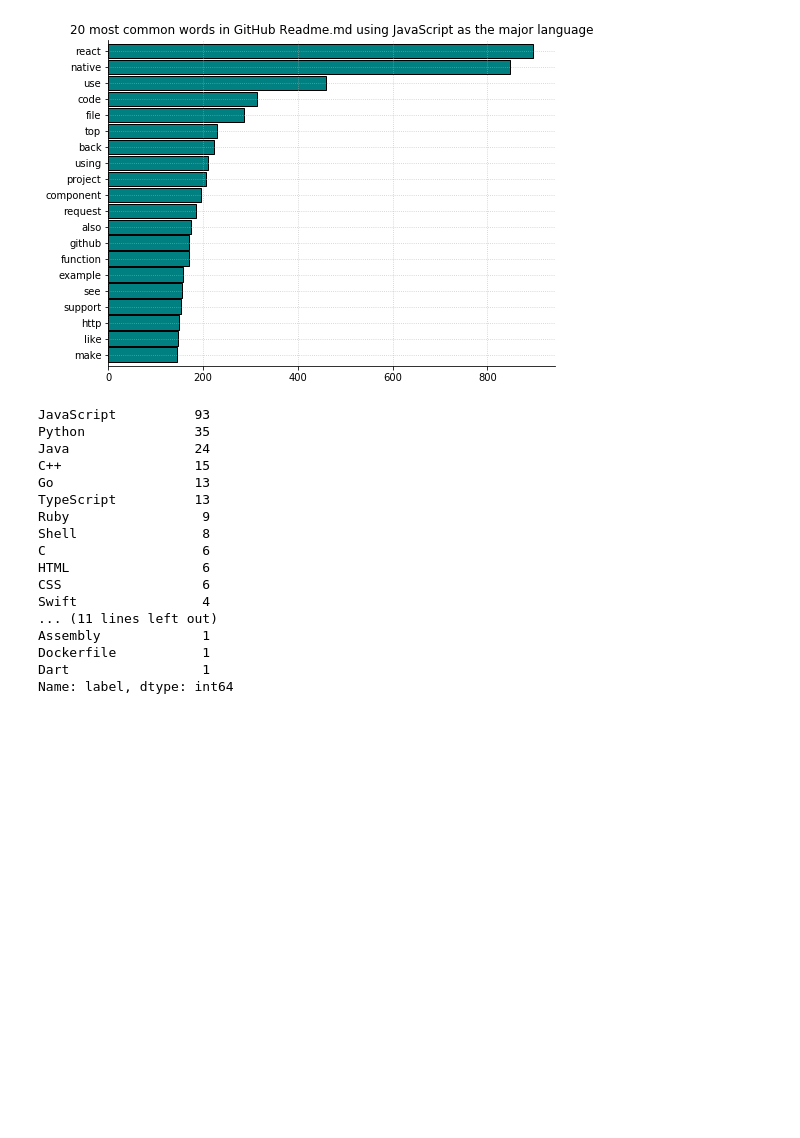
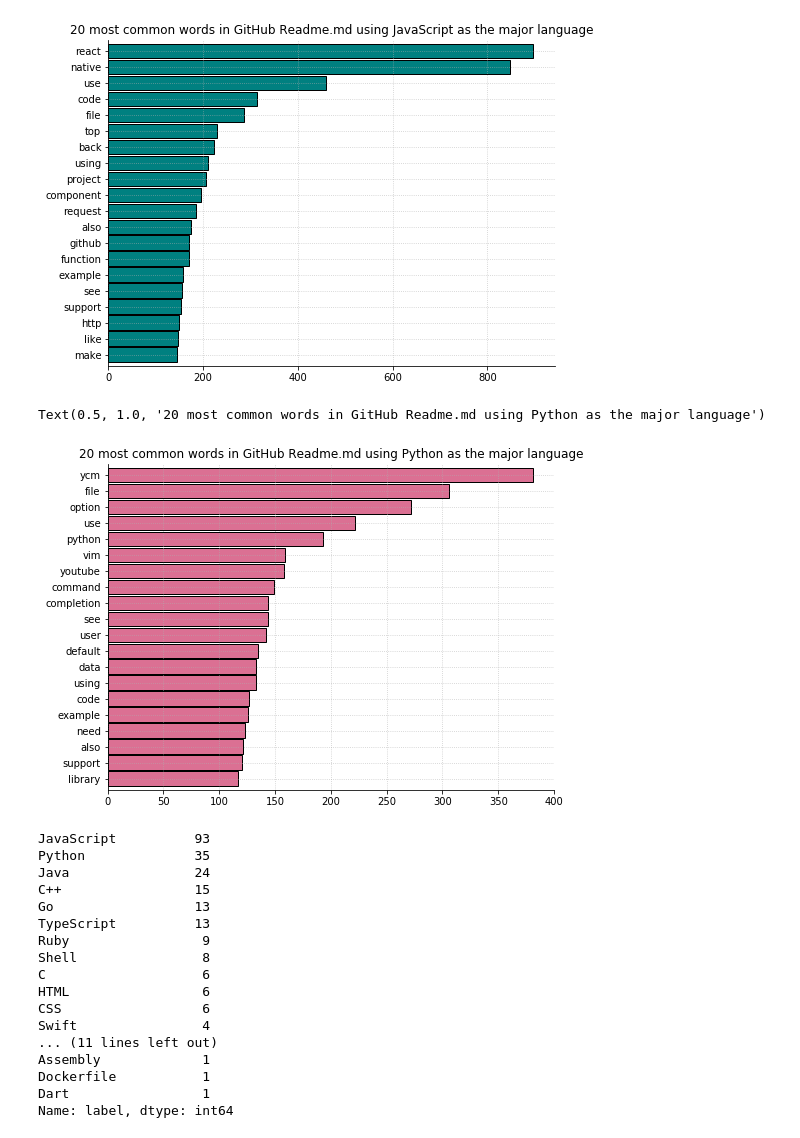
Before and after one commit to NLP-GJ/github-language, a Jupyter notebook: Report.ipynb, the cells around one changed output. Drawn from its saved outputs; the diff is of its cells as text; code cells hidden in the pictures; blank space fills up the shorter version.

```diff
--- a/Report.ipynb
+++ b/Report.ipynb
@@ -284,8 +298,11 @@ prep_python_cleaned = " ".join(python_slice.cleaned)
 explore_python_cleaned = clean(prep_python_cleaned)
 # %%
 # teal for JavaScript
-pd.Series(explore_python_cleaned).value_counts().sort_values().tail(20).plot.barh(figsize=(8, 6),width=.9, color = 'teal')
+pd.Series(explore_python_cleaned).value_counts().sort_values().tail(20).plot.barh(figsize=(8, 6),width=.9, color = 'palevioletred')
 plt.title('20 most common words in GitHub Readme.md using Python as the major language')
+# %% [output]
+Text(0.5, 1.0, '20 most common words in GitHub Readme.md using Python as the major language')
+[figure, added]
 # %%
 # string_readme = " ".join(cleaned_df.cleaned) # turn into string for prep
 # readme = [string_readme]
```
Also changed, not shown: parts of 2 cells of this notebook.
